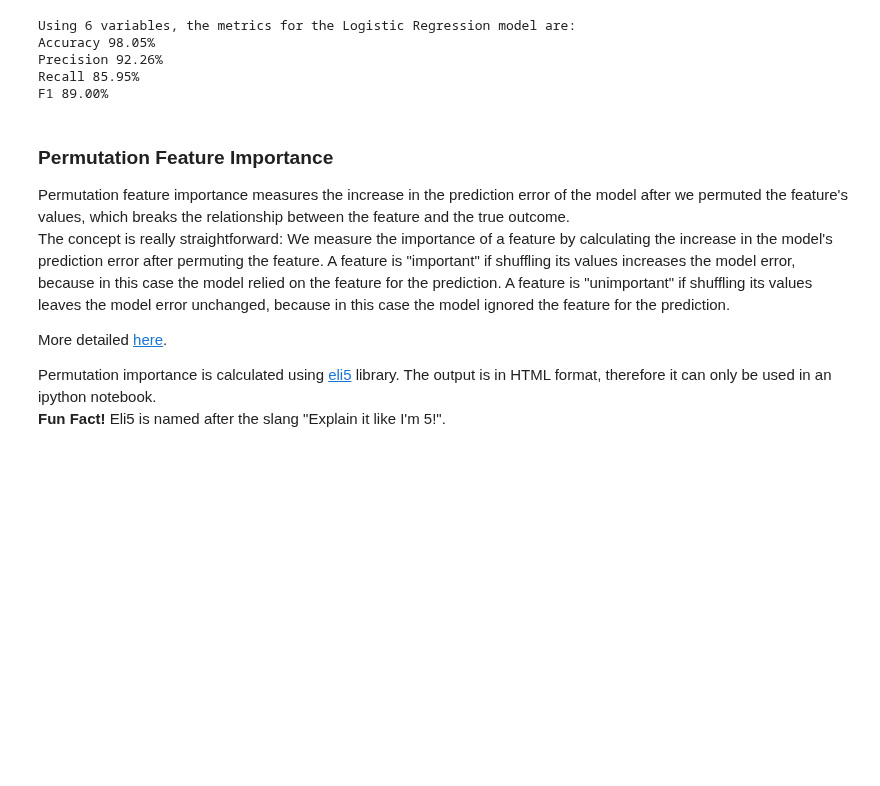
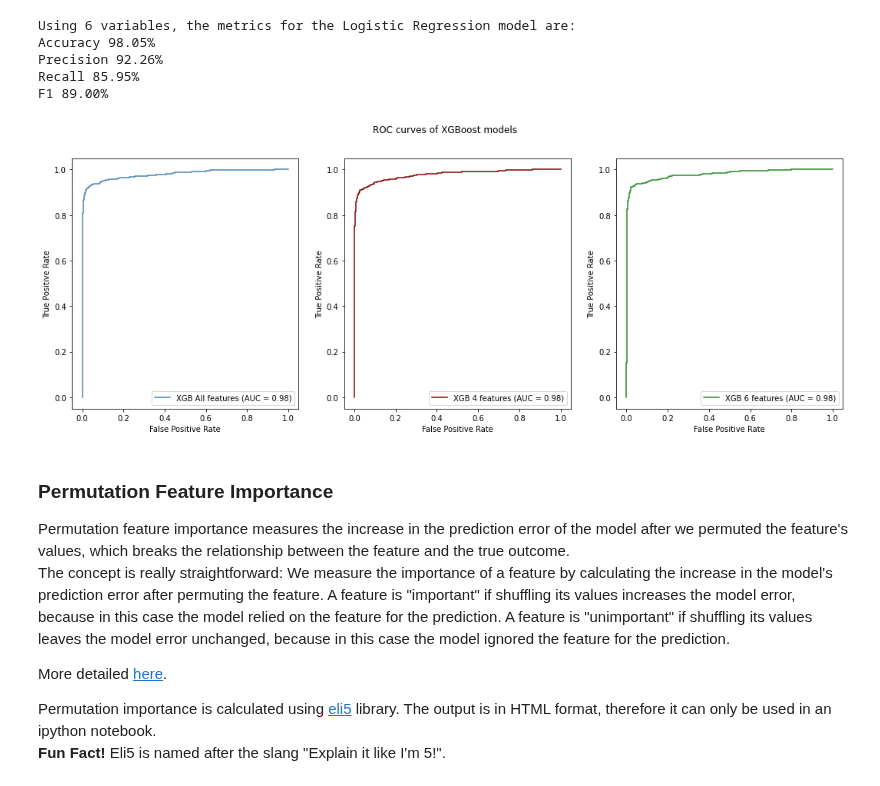
Before and after one commit to foukonana/MSc_MachineLearning_Asgmts, a Jupyter notebook: Assignments/Asgmt7_FeatureSelection/asgmt7_afoudouli.ipynb, the cells around one changed output. Cells and saved outputs as stored; diff of their text form; code cells hidden in the pictures; blank space fills up the shorter version.

```diff
--- a/Assignments/Asgmt7_FeatureSelection/asgmt7_afoudouli.ipynb
+++ b/Assignments/Asgmt7_FeatureSelection/asgmt7_afoudouli.ipynb
@@ -219,9 +233,9 @@ Precision 93.04%
 Recall 86.51%
 F1 89.66%
 # %%
-clf = XGBClassifier(random_state=546)
-clf.fit(X_train[:, select4], y_train)
-predictions = clf.predict(X_test[:, select4])
+clf4 = XGBClassifier(random_state=546)
+clf4.fit(X_train[:, select4], y_train)
+predictions = clf4.predict(X_test[:, select4])
 print_metrics(4, 'Logistic Regression', y_test, predictions)
 # %% [output]
 Using 4 variables, the metrics for the Logistic Regression model are:
@@ -230,9 +244,9 @@ Precision 89.96%
 Recall 86.14%
 F1 88.01%
 # %%
-clf = XGBClassifier(random_state=546)
-clf.fit(X_train[:, select6], y_train)
-predictions = clf.predict(X_test[:, select6])
+clf6 = XGBClassifier(random_state=546)
+clf6.fit(X_train[:, select6], y_train)
+predictions = clf6.predict(X_test[:, select6])
 print_metrics(6, 'Logistic Regression', y_test, predictions)
 # %% [output]
 Using 6 variables, the metrics for the Logistic Regression model are:
@@ -240,6 +254,18 @@ Accuracy 98.05%
 Precision 92.26%
 Recall 85.95%
 F1 89.00%
+# %%
+fig, axs = plt.subplots(nrows=1, ncols=3, figsize=(18, 6), sharey='row')
+plt.suptitle('ROC curves of XGBoost models')
+ax=plt.subplot(131)
+plot_roc_curve(clf_full, X_test, y_test, color='steelblue', ax=ax, name='XGB All features')
+ax=plt.subplot(132)
+plot_roc_curve(clf4, X_test[:, select4], y_test, color='maroon', ax=ax, name='XGB 4 features')
+ax=plt.subplot(133)
+plot_roc_curve(clf6, X_test[:, select6], y_test, color='forestgreen', ax=ax, name='XGB 6 features')
+plt.show()
+# %% [output]
+[figure, added]
 # %% [markdown]
 ### Permutation Feature Importance
 
```
Also changed, not shown: parts of 19 cells of this notebook.
